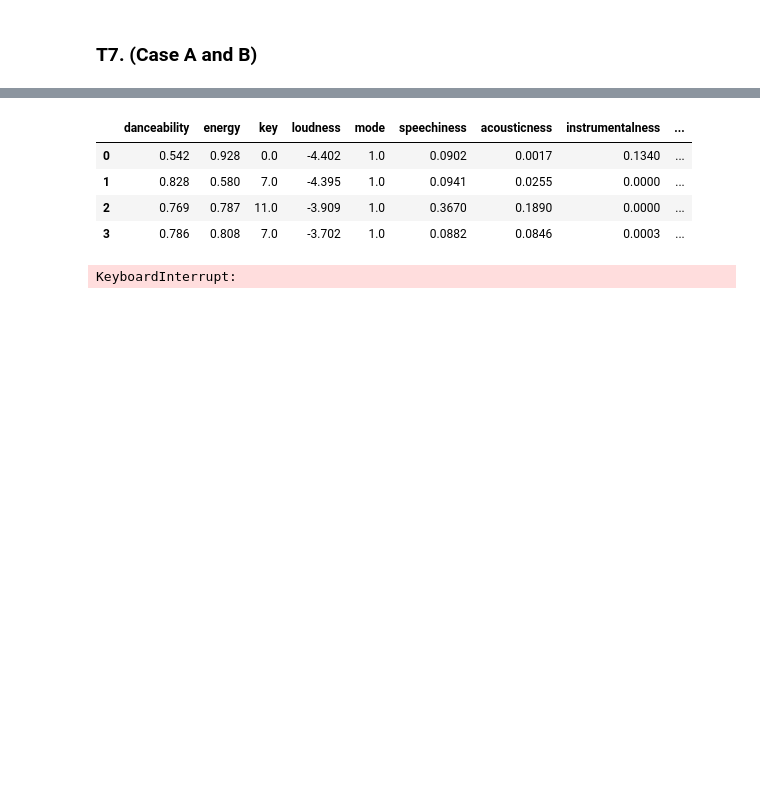
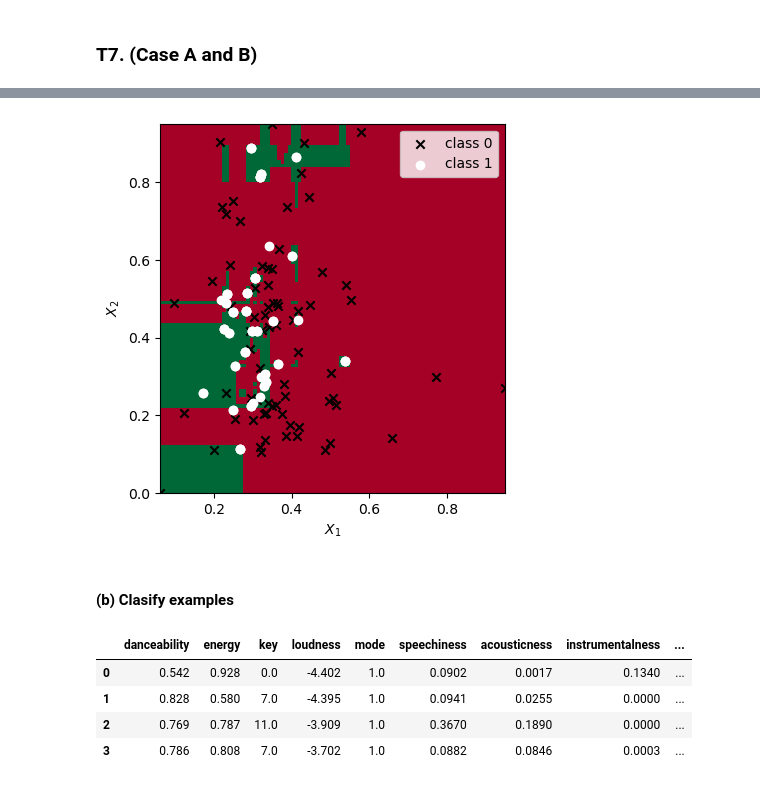
Before and after one commit to pedromartip/Supervised-Learning, a Jupyter notebook: Handout#2.ipynb, the cells around one changed output, grey strips where cells are left out. Drawn from its saved outputs; the diff is of its cells as text; code cells hidden in the pictures; blank space fills up the shorter version.

```diff
--- a/Handout#2.ipynb
+++ b/Handout#2.ipynb
@@ -25,7 +31,7 @@ from sklearn.linear_model import LogisticRegression #T5
 from sklearn.model_selection import RepeatedStratifiedKFold
 from statistics import mean
 # %%
-df = pd.read_csv('ds07.csv')
+df = pd.read_csv('ds03.csv')
 df
 # %% [output]
 |  | danceability | energy | key | loudness | mode | speechiness | acousticness | instrumentalness | ... |
@@ -610 +650,41 @@ Best Score for Case B: 0.8670634920634921
+# %%
+dfB_Train, dfB_Test = train_test_split(dfB, test_size=0.3, random_state=100)
+Xte, yte = splitDF(dfB_Test)
+
+
+
+def plot_class(c, X, y):
+    m1 = ['k', 'w']
+    m2 = ['x', 'o']
+    i = np.where(y == c)[0]
+    plt.scatter(X[i, 0], X[i, 1], c=m1[c], marker=m2[c], label='class %d' % c)
+
+
+# Replace Xte, yte with your test set for case B
+x1lim = [Xte[:, 0].min(), Xte[:, 0].max()]
+x2lim = [Xte[:, 1].min(), Xte[:, 1].max()]
+
+npts = 100
+x1s = np.linspace(x1lim[0], x1lim[1], npts)
+x2s = np.linspace(x2lim[0], x2lim[1], npts)
+
+model = modelT7B
+m = np.zeros((npts, npts))
+for k1, x1 in enumerate(x1s):
+    for k2, x2 in enumerate(x2s):
+        x = np.array([x1, x2])
+        m[k1, k2] = model.predict([x])
+
+plt.figure()
+plt.imshow(m.T, cmap='RdYlGn', origin='lower', extent=(x1lim[0], x1lim[1], x2lim[0], x2lim[1]))
+for c in range(2):  # Assuming binary classification. Change if more classes.
+    plot_class(c, Xte, yte)
+plt.xlabel('$X_1$')
+plt.ylabel('$X_2$')
+plt.legend()
+plt.show()
+# %% [output]
+[figure, added]
+# %% [markdown]
+#### (b) Clasify examples
 # %%
@@ -617,35 +696,3 @@ df
 | 1 | 0.828 | 0.580 | 7.0 | -4.395 | 1.0 | 0.0941 | 0.0255 | 0.0000 | ... |
 | 2 | 0.769 | 0.787 | 11.0 | -3.909 | 1.0 | 0.3670 | 0.1890 | 0.0000 | ... |
 | 3 | 0.786 | 0.808 | 7.0 | -3.702 | 1.0 | 0.0882 | 0.0846 | 0.0003 | ... |
-# %%
-def plot_class(c, X, y):
-    m1 = ['k', 'w']
-    m2 = ['x', 'o']
-    i = np.where(y == c)[0]
-    plt.scatter(X[i, 0], X[i, 1], c=m1[c], marker=m2[c], label='class %d' % c)
-
-# Replace Xte, yte with your test set for case B
-x1lim = [Xte[:, 0].min(), Xte[:, 0].max()]
-x2lim = [Xte[:, 1].min(), Xte[:, 1].max()]
-
-npts = 100
-x1s = np.linspace(x1lim[0], x1lim[1], npts)
-x2s = np.linspace(x2lim[0], x2lim[1], npts)
-
-model = modelT7B
-m = np.zeros((npts, npts))
-for k1, x1 in enumerate(x1s):
-    for k2, x2 in enumerate(x2s):
-        x = np.array([x1, x2])
-        m[k1, k2] = model.predict([x])
-
-plt.figure()
-plt.imshow(m.T, cmap='RdYlGn', origin='lower', extent=(x1lim[0], x1lim[1], x2lim[0], x2lim[1]))
-for c in range(2):  # Assuming binary classification. Change if more classes.
-    plot_class(c, Xte, yte)
-plt.xlabel('$X_1$')
-plt.ylabel('$X_2$')
-plt.legend()
-plt.show()
-# %% [output]
-KeyboardInterrupt:
```
Also changed, not shown: parts of 20 cells of this notebook.
